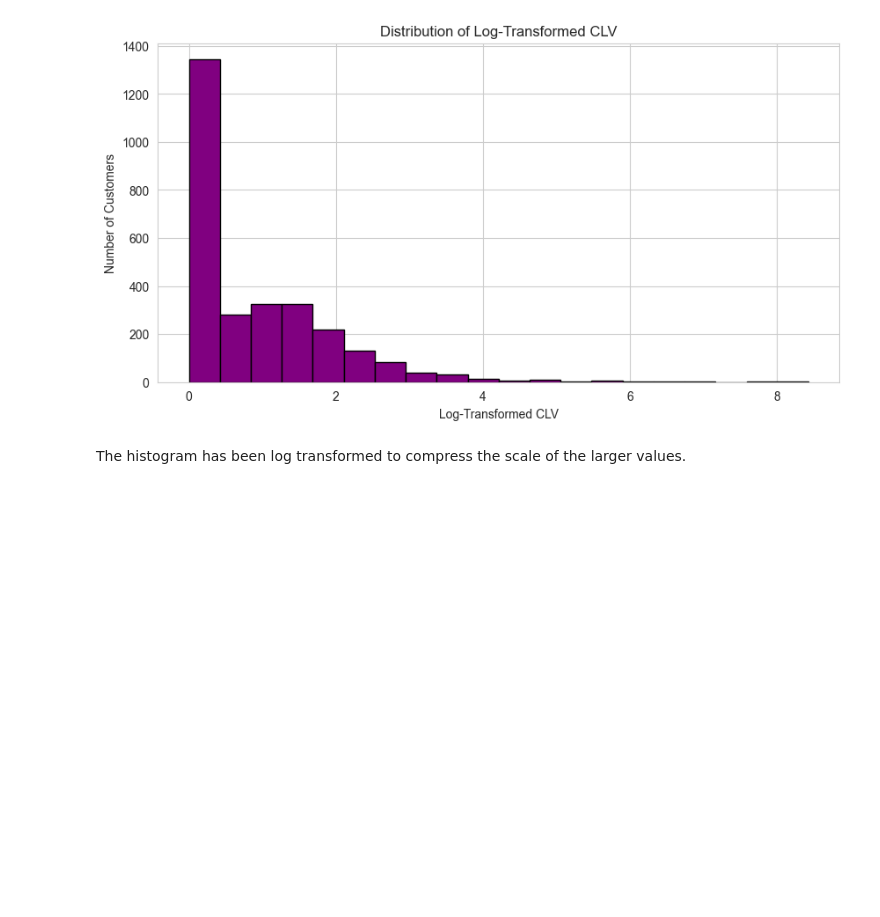
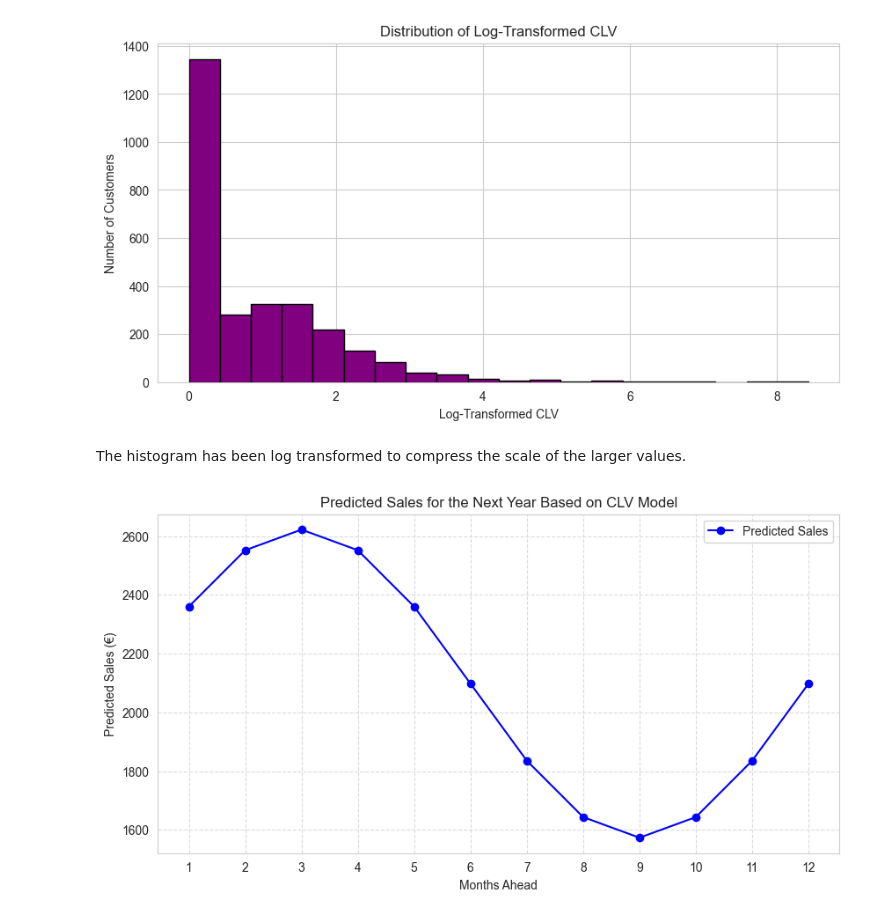
Before and after one commit to menerig/NoACaseStudy, a Jupyter notebook: NoA_case.ipynb, the cells around one changed output. Saved outputs shown, nothing was run; the diff lists cells and outputs as text; code cells hidden in the pictures; blank space fills up the shorter version.

```diff
--- a/NoA_case.ipynb
+++ b/NoA_case.ipynb
@@ -352,3 +362,24 @@ plt.show()
 [figure]
 # %% [markdown]
 The histogram has been log transformed to compress the scale of the larger values.
+# %%
+time_periods = np.arange(1, 13)
+
+# Distribute total CLV over the 12 months (assuming even spread)
+monthly_sales = [
+    clv_data['CLV'].sum() * (0.08 + 0.02 * np.sin(2 * np.pi * i / 12))  # Simulated seasonal pattern
+    for i in time_periods
+]
+
+# Create a line plot of predicted sales
+plt.figure(figsize=(10, 5))
+plt.plot(time_periods, monthly_sales, marker='o', linestyle='-', color='blue', label="Predicted Sales")
+plt.xlabel("Months Ahead")
+plt.ylabel("Predicted Sales (€)")
+plt.title("Predicted Sales for the Next Year Based on CLV Model")
+plt.xticks(time_periods)
+plt.grid(True, linestyle='--', alpha=0.7)
+plt.legend()
+plt.show()
+# %% [output]
+[figure, added]
```
Also changed, not shown: parts of 10 cells of this notebook.
